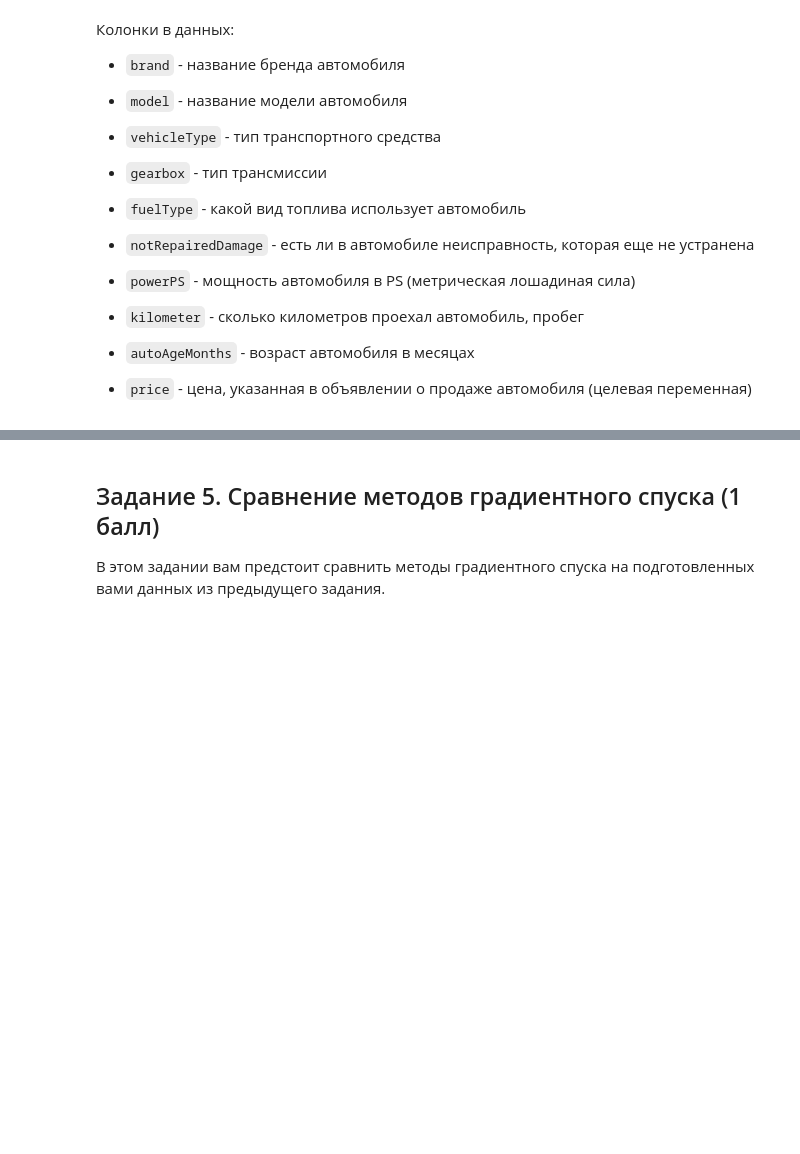
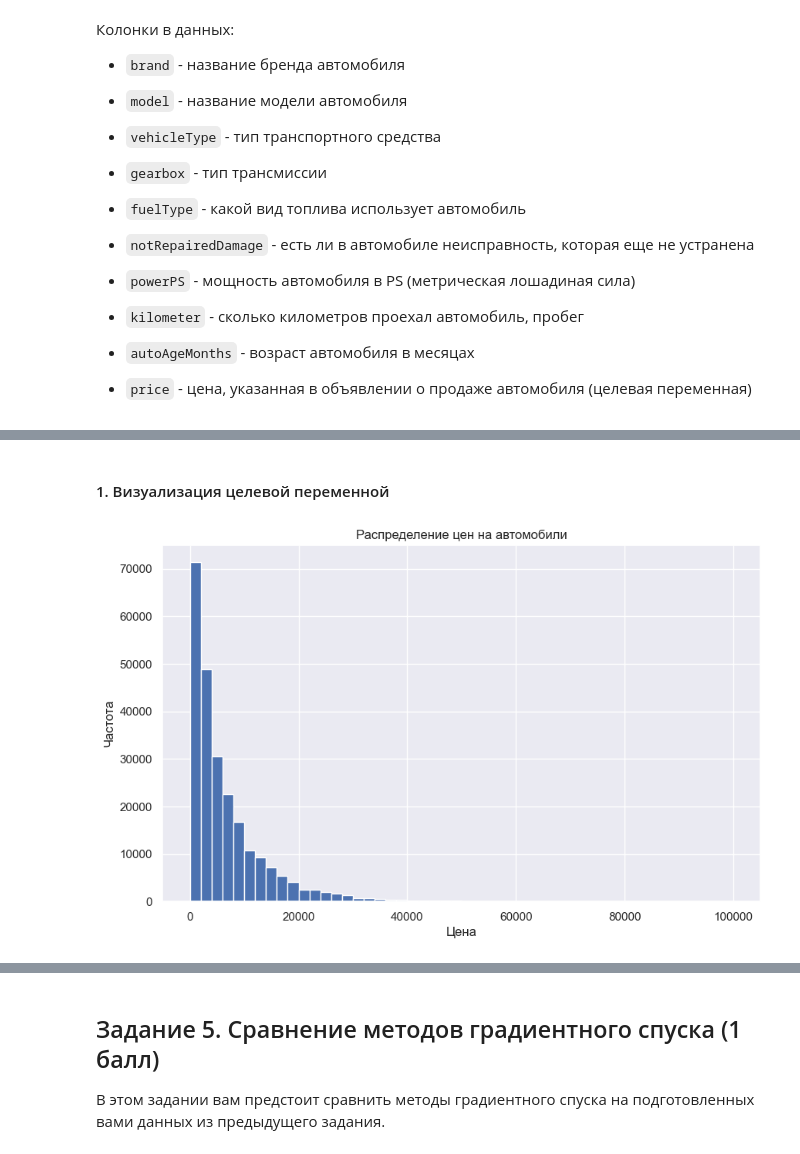
Before and after one commit to Reterer/mai_ml_course, a Jupyter notebook: ML MAI & SBER. GD. LAB 4.ipynb, the cells around one changed output, grey strips where cells are left out. Saved outputs shown, nothing was run; the diff lists cells and outputs as text; code cells hidden in the pictures; blank space fills up the shorter version.

```diff
--- a/ML MAI & SBER. GD. LAB 4.ipynb
+++ b/ML MAI & SBER. GD. LAB 4.ipynb
@@ -444,0 +380,11 @@ profile
+# %% [markdown]
+#### 1. Визуализация целевой переменной
+# %%
+plt.figure(figsize=(10, 6))
+data['price'].hist(bins=50)
+plt.title('Распределение цен на автомобили')
+plt.xlabel('Цена')
+plt.ylabel('Частота')
+plt.show()
+# %% [output]
+[figure, added]
```
Also changed, not shown: parts of 35 cells of this notebook, 1 other file.
